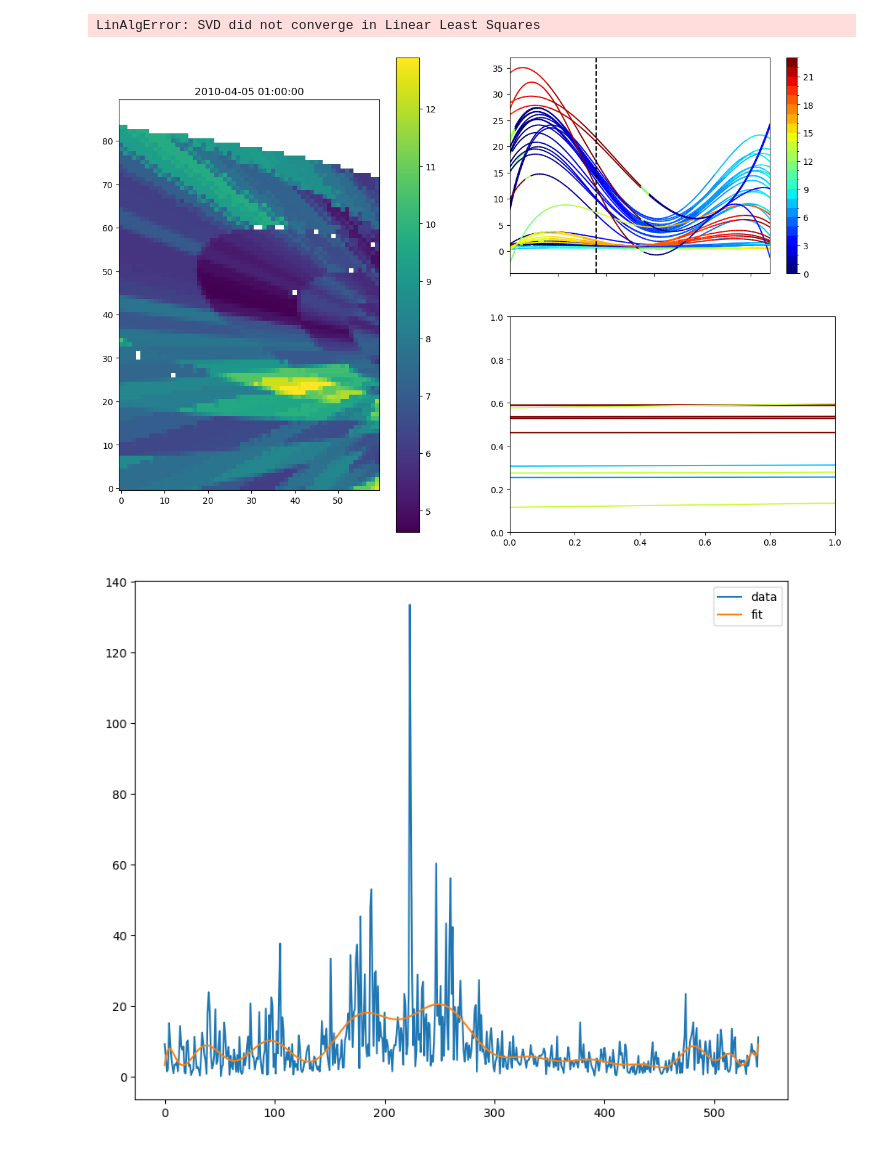
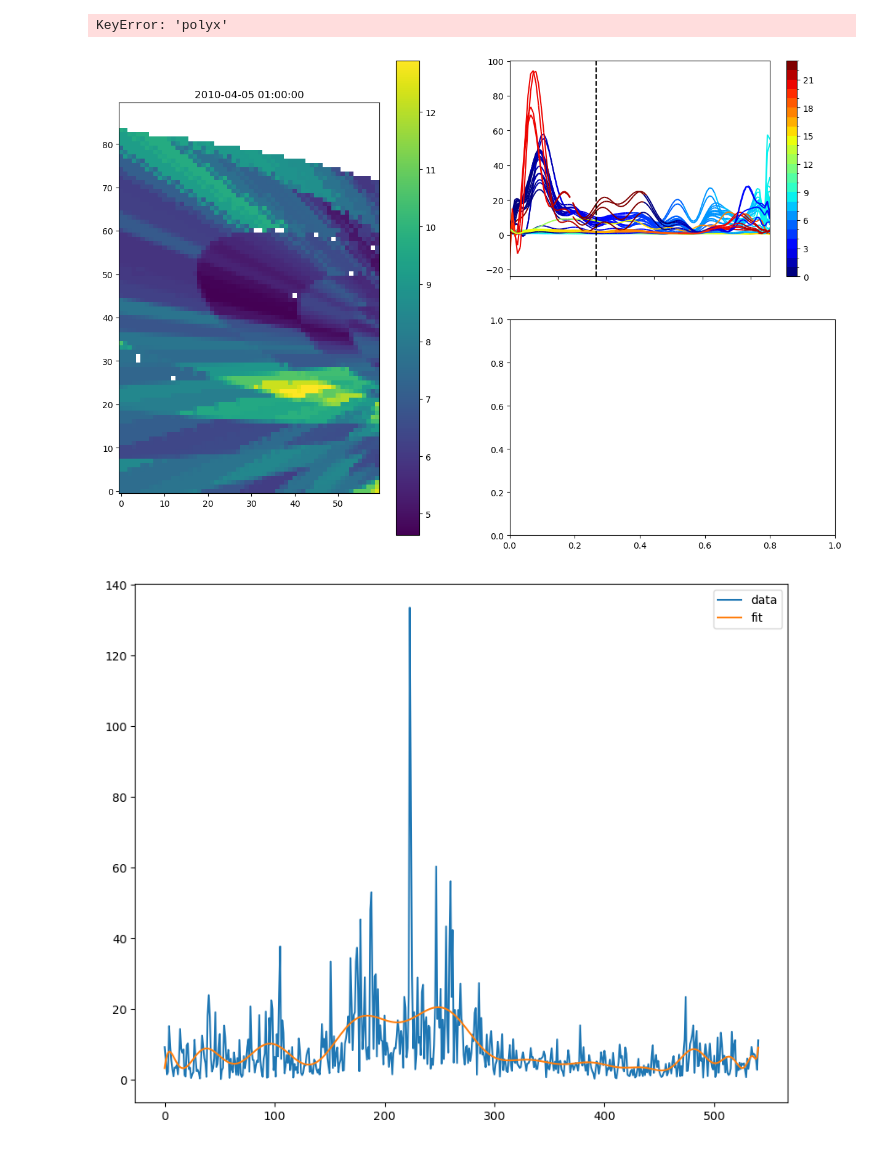
Before and after one commit to mikecoughlan/examining_twins_and_supermag, a Jupyter notebook: trying_algorithm.ipynb, the cells around one changed output. Drawn from its saved outputs; the diff is of its cells as text; code cells hidden in the pictures.

```diff
--- a/trying_algorithm.ipynb
+++ b/trying_algorithm.ipynb
@@ -135,7 +133,8 @@ for arr in maps_array:
 	alg_maps.append((arr-np.nanmean(arr)) / np.nanstd(arr))
 # %%
 i = 1000
-degree = 4
+dbdt_degree = 50
+rsd_degree = 50
 hours_before = 3
 hours_after = 6
 
@@ -169,7 +168,7 @@ for df in dataframes:
 
 	polyy = df['reg_mean'][plot_start:plot_end].values
 
-	coeff = np.polyfit(polyx, polyy, degree)
+	coeff = np.polyfit(polyx, polyy, dbdt_degree)
 
 	poly = np.poly1d(coeff)
 
@@ -194,20 +193,29 @@ plt.margins(x=0)
 
 ax4 = plt.subplot(224)
 for df in dataframes:
+	temp = df['rsd'][plot_start:plot_end].dropna(inplace=False)
+	polyx = [n for n in range(len(temp))]
 
-	polyx = [n for n in range(len(df['rsd'][plot_start:plot_end]))]
-
-	polyy = df['rsd'][plot_start:plot_end].values
+	polyy = temp.values
 
 	try:
-		coeff = np.polyfit(polyx, polyy, degree)
+		coeff = np.polyfit(polyx, polyy, rsd_degree)
 	except np.linalg.LinAlgError:
-		coeff = np.polyfit(polyx, polyy, int(degree/2))
+		coeff = np.polyfit(polyx, polyy, int(rsd_degree/2))
 
 
 	poly = np.poly1d(coeff)
 
-	x_fit = np.linspace(min(polyx), max(polyx), 100)
+	temp_df = pd.DataFrame({'polyx': polyx,
+							'polyy': polyy,
+							'poly': poly},
+							index=temp.index)
+	print(temp)
+
+	temp_df = pd.concat([temp_df, df[plot_start:plot_end].copy()], axis=1, ignore_index=False)
+	# print(temp)
+
+	x_fit = np.linspace(temp['polyx'].min(), temp['polyx'].max(), 100)
 	y_fit = poly(x_fit)
 
 	inxval = mdates.date2num(df['rsd'][plot_start:plot_end].index)
@@ -216,7 +224,7 @@ for df in dataframes:
 	segments = np.concatenate([points[:-1], points[1:]], axis=1)
 
 	lc = LineCollection(segments, cmap=colormap, norm=norm)
-	mlt_coloring_array = [df['MLT'][plot_start:plot_end][m] for m in range(0,len(polyx), int(len(polyx)/100))]
+	mlt_coloring_array = [df['MLT'][plot_start:plot_end][m] for m in range(0,len(temp), int(len(temp)/100))]
 	lc.set_array(mlt_coloring_array)
 	ax4.add_collection(lc)
 
@@ -242,5 +258,5 @@ Intel MKL ERROR: Parameter 6 was incorrect on entry to DGELSD.
-LinAlgError: SVD did not converge in Linear Least Squares
+KeyError: 'polyx'
-[figure, old version]
+[figure, new version]
 # %%
 polyx = [n for n in range(len(dataframes[27]['rsd'][plot_start:plot_end]))]
 polyy = dataframes[27]['rsd'][plot_start:plot_end].values
```
Also changed, not shown: parts of 3 cells of this notebook.
